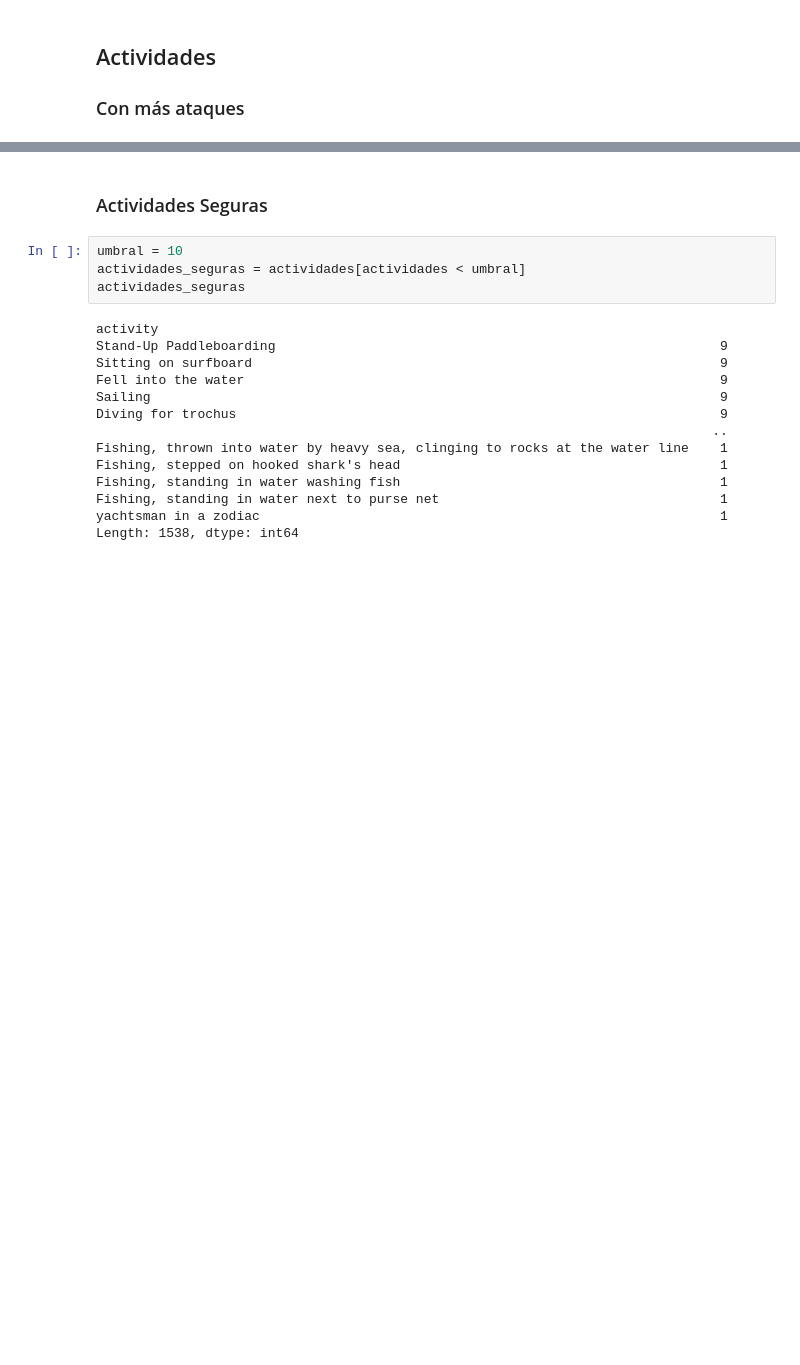
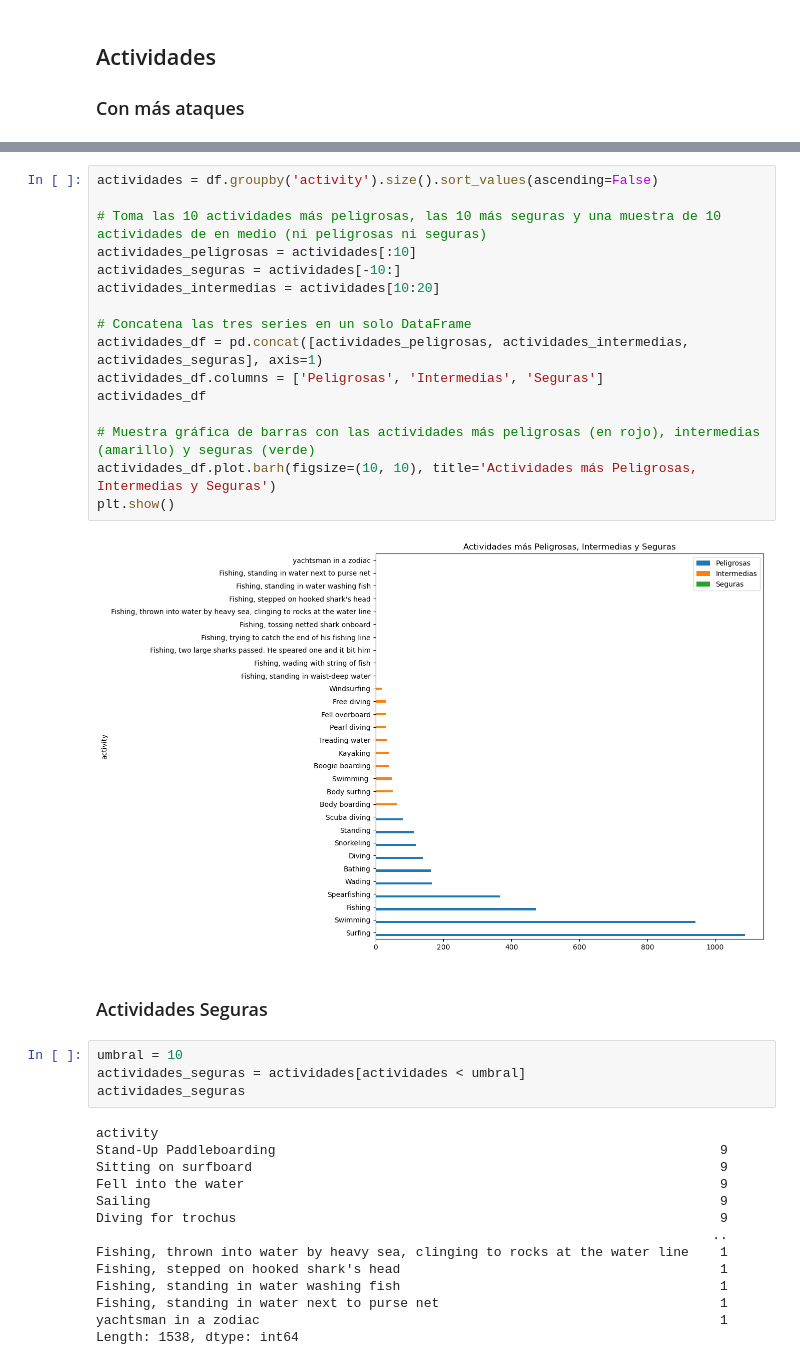
Before and after one commit to jesuserro/shark-attack-exploratory-data-analysis, a Jupyter notebook: notebooks/exploratory_analysis.ipynb, the cells around one changed output, grey strips where cells are left out. Saved outputs shown, nothing was run; the diff lists cells and outputs as text; blank space fills up the shorter version.

```diff
--- a/notebooks/exploratory_analysis.ipynb
+++ b/notebooks/exploratory_analysis.ipynb
@@ -321,3 +304,21 @@ Length: 1575, dtype: int64
+# %%
+actividades = df.groupby('activity').size().sort_values(ascending=False)
+
+# Toma las 10 actividades más peligrosas, las 10 más seguras y una muestra de 10 actividades de en medio (ni peligrosas ni seguras)
+actividades_peligrosas = actividades[:10]
+actividades_seguras = actividades[-10:]
+actividades_intermedias = actividades[10:20]
+
+# Concatena las tres series en un solo DataFrame
+actividades_df = pd.concat([actividades_peligrosas, actividades_intermedias, actividades_seguras], axis=1)
+actividades_df.columns = ['Peligrosas', 'Intermedias', 'Seguras']
+actividades_df
+
+# Muestra gráfica de barras con las actividades más peligrosas (en rojo), intermedias (amarillo) y seguras (verde)
+actividades_df.plot.barh(figsize=(10, 10), title='Actividades más Peligrosas, Intermedias y Seguras')
+plt.show()
+# %% [output]
+[figure, added]
 # %% [markdown]
 ### Actividades Seguras
 # %%
```
Also changed, not shown: parts of 3 cells of this notebook.
